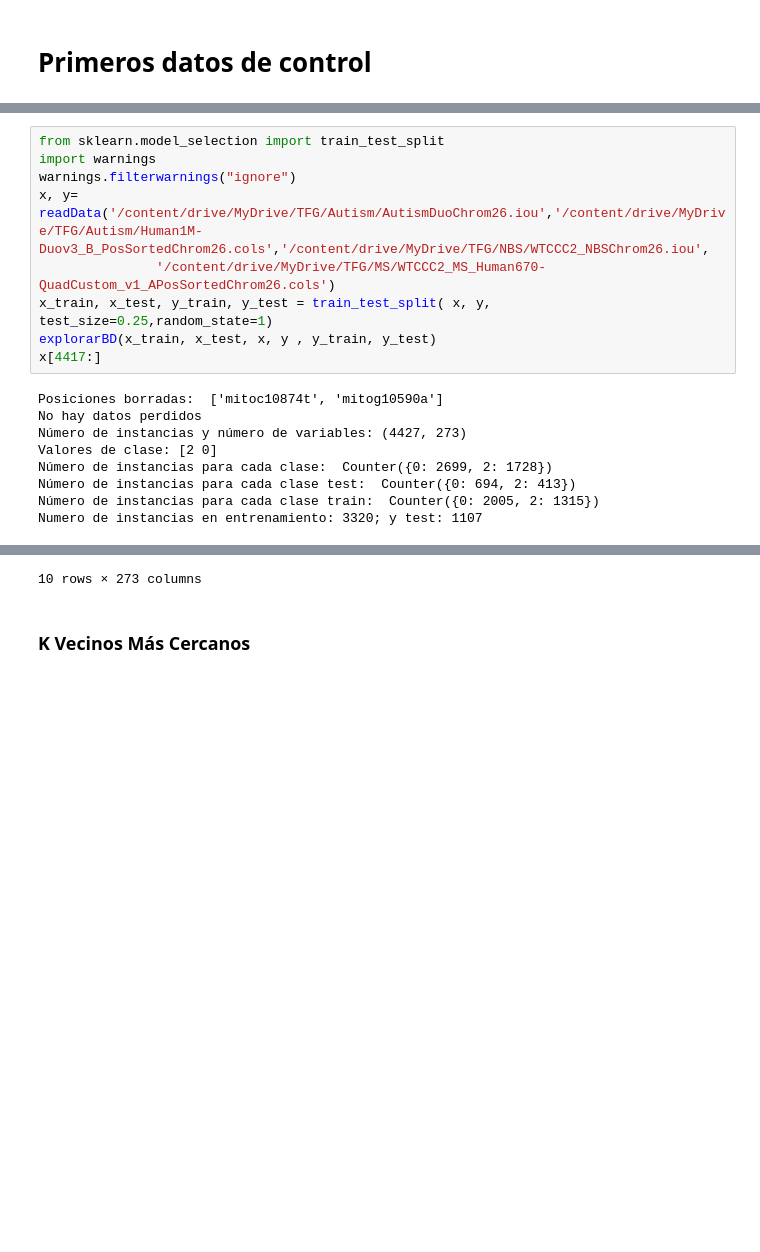
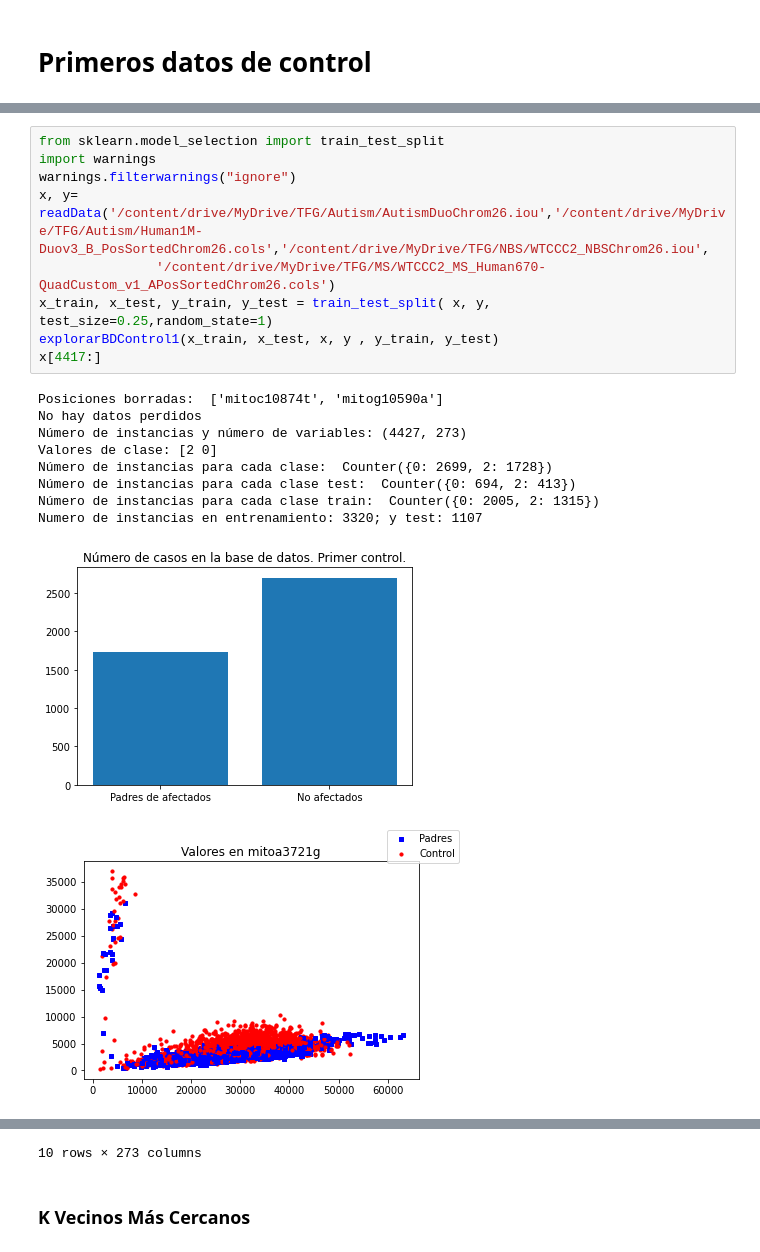
Before and after one commit to victory06/TFG, a Jupyter notebook: Second.ipynb, the cells around one changed output, grey strips where cells are left out. Saved outputs shown, nothing was run; the diff lists cells and outputs as text; blank space fills up the shorter version.

```diff
--- a/Second.ipynb
+++ b/Second.ipynb
@@ -532,18 +648,20 @@ def readData(path_data, path_names, path_control, path_col_control):
 # %%
 from sklearn.model_selection import train_test_split
 import warnings
 warnings.filterwarnings("ignore")
 x, y= readData('/content/drive/MyDrive/TFG/Autism/AutismDuoChrom26.iou','/content/drive/MyDrive/TFG/Autism/Human1M-Duov3_B_PosSortedChrom26.cols','/content/drive/MyDrive/TFG/NBS/WTCCC2_NBSChrom26.iou',
                '/content/drive/MyDrive/TFG/MS/WTCCC2_MS_Human670-QuadCustom_v1_APosSortedChrom26.cols')
 x_train, x_test, y_train, y_test = train_test_split( x, y, test_size=0.25,random_state=1)
-explorarBD(x_train, x_test, x, y , y_train, y_test)
+explorarBDControl1(x_train, x_test, x, y , y_train, y_test)
 x[4417:]
 # %% [output]
 Posiciones borradas:  ['mitoc10874t', 'mitog10590a']
 No hay datos perdidos
 Número de instancias y número de variables: (4427, 273)
 Valores de clase: [2 0]
 Número de instancias para cada clase:  Counter({0: 2699, 2: 1728})
 Número de instancias para cada clase test:  Counter({0: 694, 2: 413})
 Número de instancias para cada clase train:  Counter({0: 2005, 2: 1315})
 Numero de instancias en entrenamiento: 3320; y test: 1107
+[figure, added]
+[figure, added]
```
Also changed, not shown: parts of 41 cells of this notebook.
